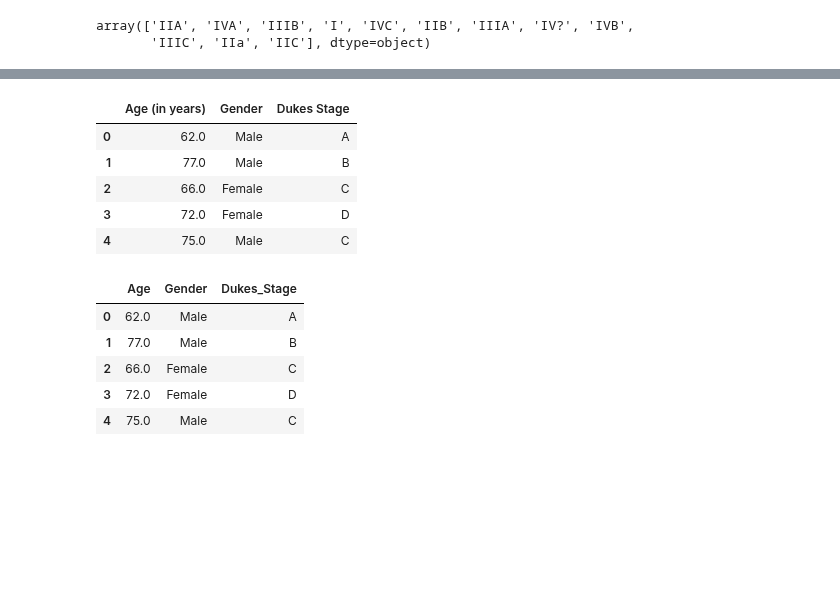
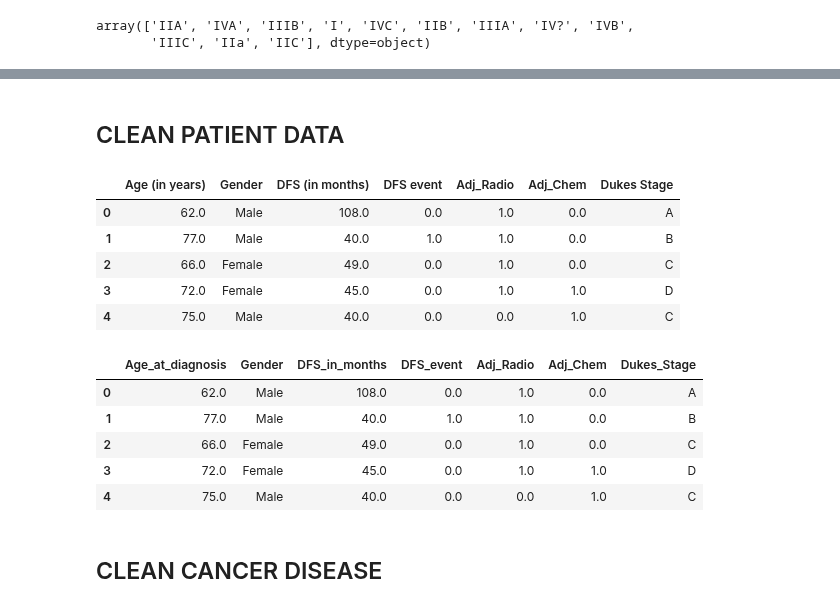
Before and after one commit to dmrey01/Project-3---group-1, a Jupyter notebook: Data_prep.ipynb, the cells around one changed output, grey strips where cells are left out. Cells and saved outputs as stored; diff of their text form; code cells hidden in the pictures; blank space fills up the shorter version.

```diff
--- a/Data_prep.ipynb
+++ b/Data_prep.ipynb
@@ -107,29 +120,36 @@ cleaned_supplementary_df.head()
 # %%
 #save dataframe to a CSV file
 cleaned_supplementary_df.to_csv('cleaned_supplementary.csv', index=False)
+# %% [markdown]
+## CLEAN PATIENT DATA
 # %%
-# Filter patient_data_df to age, gender, tumor size, staging
-cleaned_patient_df = patient_data_df[["Age (in years)", "Gender", "Dukes Stage"]]
+# Filter patient_data_df
+cleaned_patient_df = patient_data_df[["Age (in years)", "Gender", "DFS (in months)", "DFS event", "Adj_Radio", "Adj_Chem", "Dukes Stage"]]
 cleaned_patient_df =cleaned_patient_df.dropna()
 cleaned_patient_df.head()
 # %% [output]
-|  | Age (in years) | Gender | Dukes Stage |
-| 0 | 62.0 | Male | A |
-| 1 | 77.0 | Male | B |
-| 2 | 66.0 | Female | C |
-| 3 | 72.0 | Female | D |
-| 4 | 75.0 | Male | C |
+|  | Age (in years) | Gender | DFS (in months) | DFS event | Adj_Radio | Adj_Chem | Dukes Stage |
+| 0 | 62.0 | Male | 108.0 | 0.0 | 1.0 | 0.0 | A |
+| 1 | 77.0 | Male | 40.0 | 1.0 | 1.0 | 0.0 | B |
+| 2 | 66.0 | Female | 49.0 | 0.0 | 1.0 | 0.0 | C |
+| 3 | 72.0 | Female | 45.0 | 0.0 | 1.0 | 1.0 | D |
+| 4 | 75.0 | Male | 40.0 | 0.0 | 0.0 | 1.0 | C |
 # %%
 # Rename columns cleaned_patient_df
-cleaned_patient_df = cleaned_patient_df.rename(columns={"Age (in years)":"Age","Dukes Stage":"Dukes_Stage"})
+cleaned_patient_df = cleaned_patient_df.rename(columns={"Age (in years)":"Age_at_diagnosis",
+                                                        "DFS (in months)":"DFS_in_months",
+                                                        "DFS event": "DFS_event",
+                                                        "Dukes Stage":"Dukes_Stage"})
 cleaned_patient_df.head()
 # %% [output]
-|  | Age | Gender | Dukes_Stage |
-| 0 | 62.0 | Male | A |
-| 1 | 77.0 | Male | B |
-| 2 | 66.0 | Female | C |
-| 3 | 72.0 | Female | D |
-| 4 | 75.0 | Male | C |
+|  | Age_at_diagnosis | Gender | DFS_in_months | DFS_event | Adj_Radio | Adj_Chem | Dukes_Stage |
+| 0 | 62.0 | Male | 108.0 | 0.0 | 1.0 | 0.0 | A |
+| 1 | 77.0 | Male | 40.0 | 1.0 | 1.0 | 0.0 | B |
+| 2 | 66.0 | Female | 49.0 | 0.0 | 1.0 | 0.0 | C |
+| 3 | 72.0 | Female | 45.0 | 0.0 | 1.0 | 1.0 | D |
+| 4 | 75.0 | Male | 40.0 | 0.0 | 0.0 | 1.0 | C |
 # %%
 #save dataframe to a CSV file
 cleaned_patient_df.to_csv('cleaned_patient.csv', index=False)
+# %% [markdown]
+## CLEAN CANCER DISEASE
```
Also changed, not shown: parts of 12 cells of this notebook, 7 other files.
